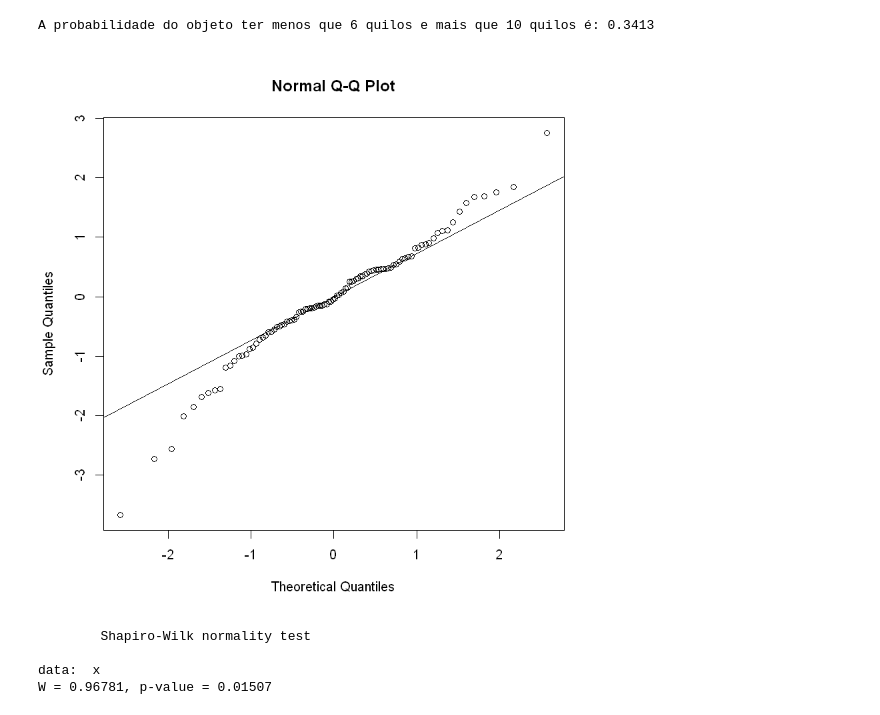
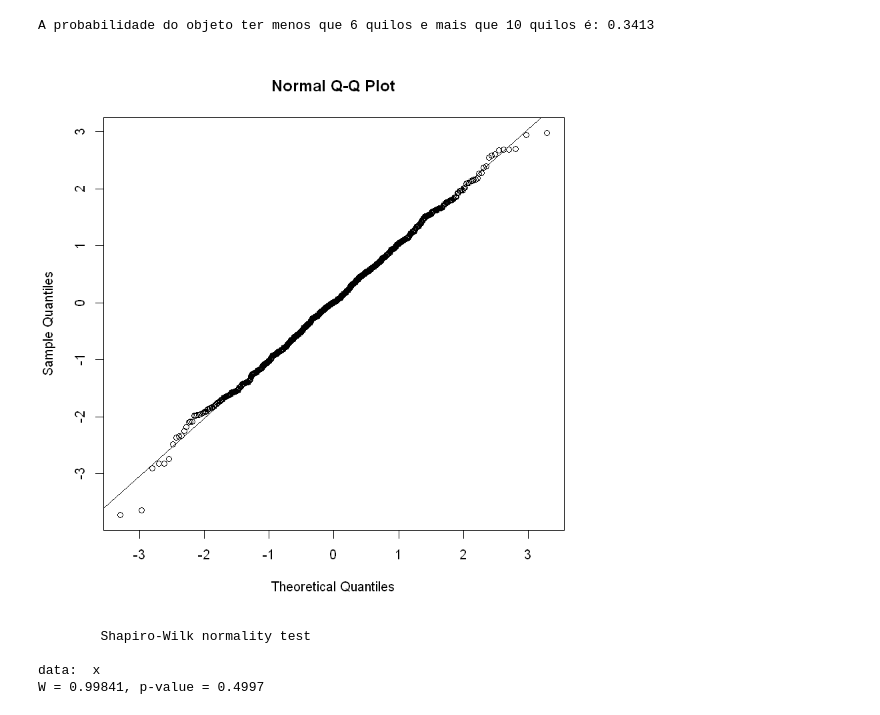
Before and after one commit to emariot/Estatistica_com_R_e_Python, a Jupyter notebook: R/Distribuição Binomial e Normal.ipynb, the cells around one changed output. Cells and saved outputs as stored; diff of their text form; code cells hidden in the pictures.

```diff
--- a/R/Distribuição Binomial e Normal.ipynb
+++ b/R/Distribuição Binomial e Normal.ipynb
@@ -93,12 +93,12 @@ A probabilidade do objeto ter menos que 6 quilos e mais que 10 quilos é: 0.3413
 # %%
 # Testes de Normalidade
 # Gerando dados normalmente distribuídos
 
-x = rnorm(100)
+x = rnorm(1000)
 qqnorm(x)
 qqline(x)
 # %% [output]
-[figure, old version]
+[figure, new version]
 # %%
 #Teste com Shapiro-Wilk
 shapiro.test(x)
@@ -106,4 +106,4 @@ shapiro.test(x)
         Shapiro-Wilk normality test
 
 data:  x
-W = 0.96781, p-value = 0.01507
+W = 0.99841, p-value = 0.4997
```
Also changed, not shown: parts of 5 cells of this notebook.
